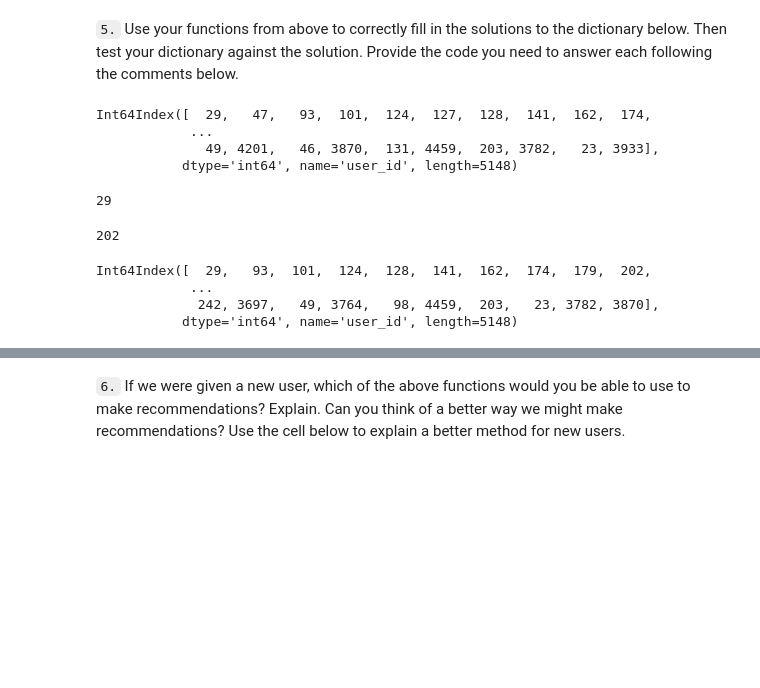
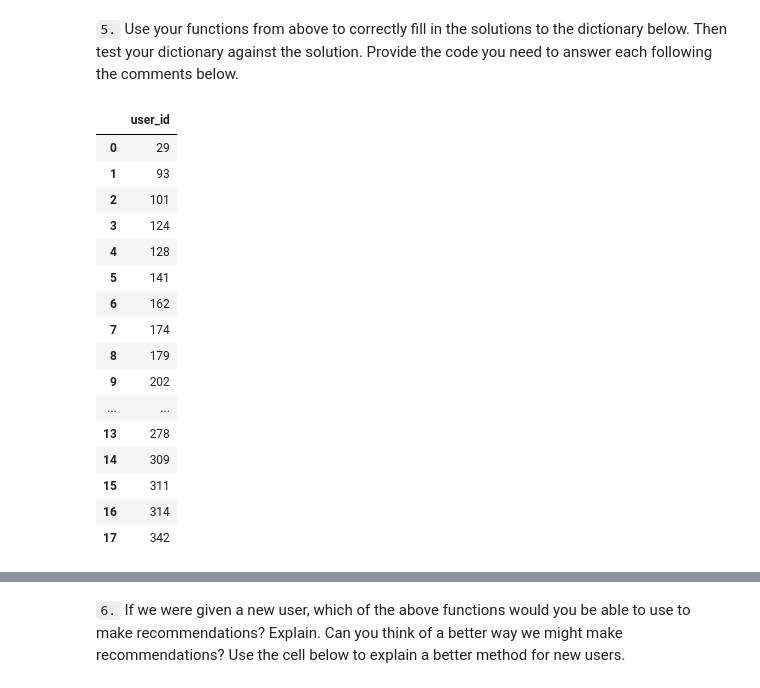
Before and after one commit to dmoreno757/Recommendation-with-IBM, a Jupyter notebook: Recommendations_with_IBM.ipynb, the cells around one changed output, grey strips where cells are left out. Drawn from its saved outputs; the diff is of its cells as text; code cells hidden in the pictures; blank space fills up the shorter version.

```diff
--- a/Recommendations_with_IBM.ipynb
+++ b/Recommendations_with_IBM.ipynb
@@ -595,28 +597,31 @@ The top 10 recommendations for user 20 are the following article names:
 ['visualize data with the matplotlib library', 'upload files to ibm data science experience using the command line', '10 must attend data science, ml and ai conferences in 2018', 'analyze energy consu ...
 # %% [markdown]
 `5.` Use your functions from above to correctly fill in the solutions to the dictionary below.  Then test your dictionary against the solution.  Provide the code you need to answer each following the comments below.
-# %%
-get_top_sorted_users(1)
-# %% [output]
-Int64Index([  29,   47,   93,  101,  124,  127,  128,  141,  162,  174,
-            ...
-              49, 4201,   46, 3870,  131, 4459,  203, 3782,   23, 3933],
-           dtype='int64', name='user_id', length=5148)
+# %%
+df = pd.DataFrame(get_top_sorted_users(131))
+df.iloc[0:18]
+# %% [output]
+|  | user_id |
+| 0 | 29 |
+| 1 | 93 |
+| 2 | 101 |
+| 3 | 124 |
+| 4 | 128 |
+| 5 | 141 |
+| 6 | 162 |
+| 7 | 174 |
+| 8 | 179 |
+| 9 | 202 |
+| ... | ... |
+| 13 | 278 |
+| 14 | 309 |
+| 15 | 311 |
+| 16 | 314 |
+| 17 | 342 |
 # %%
-print(get_top_sorted_users(1)[0])
+print(get_top_sorted_users(1)[0:500])
-# %% [output]
-29
 # %%
-get_top_sorted_users(131)[9]
+get_top_sorted_users(131)[0:30]
-# %% [output]
-202
-# %%
-get_top_sorted_users(131)
-# %% [output]
-Int64Index([  29,   93,  101,  124,  128,  141,  162,  174,  179,  202,
-            ...
-             242, 3697,   49, 3764,   98, 4459,  203,   23, 3782, 3870],
-           dtype='int64', name='user_id', length=5148)
 # %%
 ### Tests with a dictionary of results
 
```
Also changed, not shown: parts of 4 cells of this notebook.
